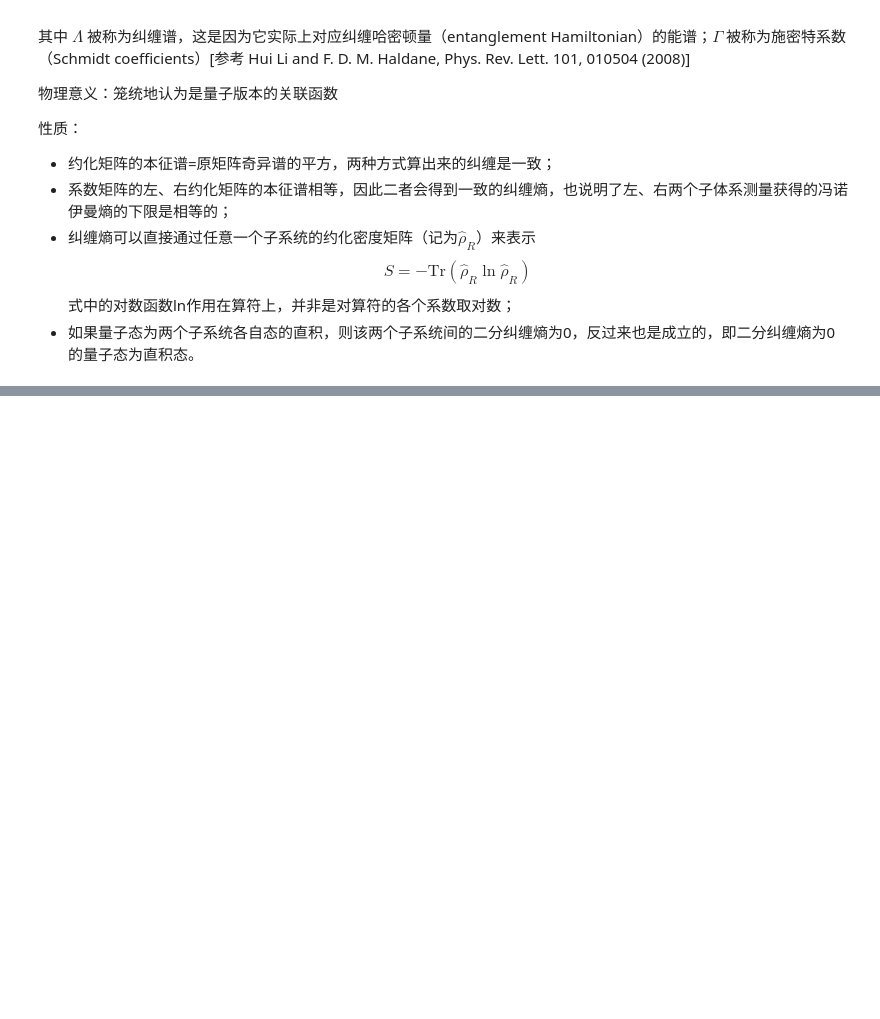
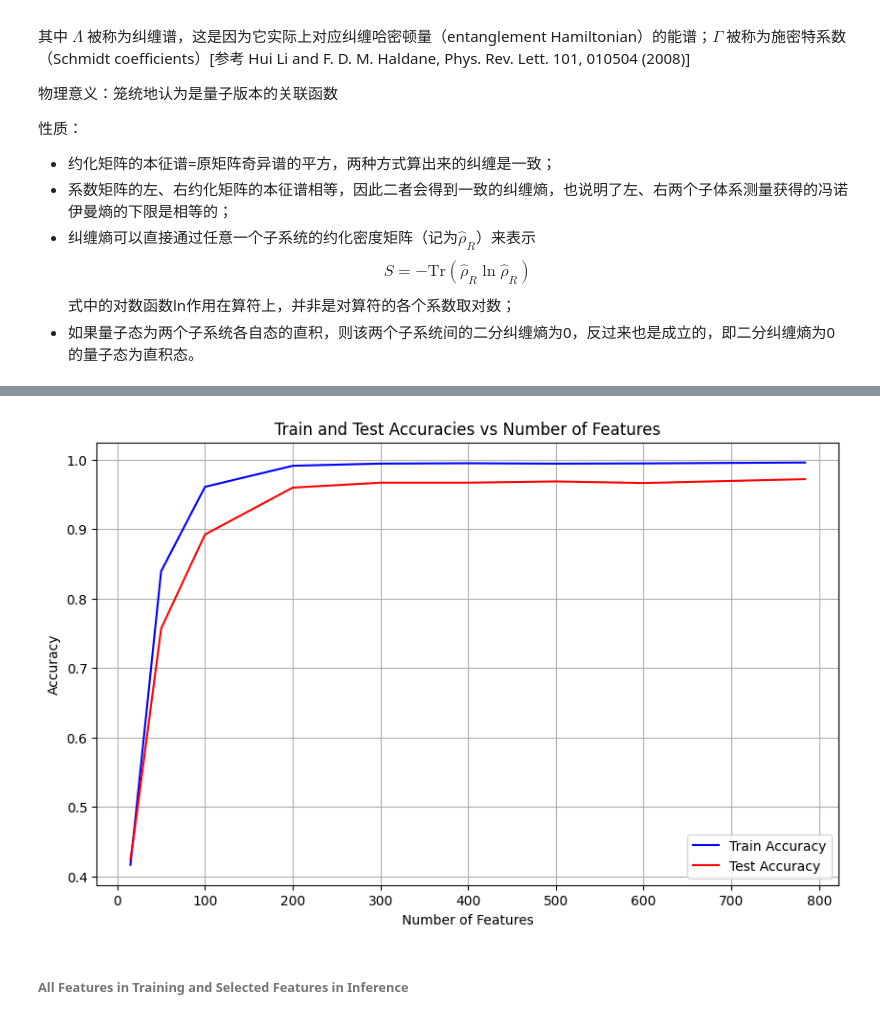
Before and after one commit to ifsheldon/tensor-network-notes, a Jupyter notebook: 4-9.ipynb, the cells around one changed output, grey strips where cells are left out. Drawn from its saved outputs; the diff is of its cells as text; code cells hidden in the pictures; blank space fills up the shorter version.

```diff
--- a/4-9.ipynb
+++ b/4-9.ipynb
@@ -150,0 +308,4 @@ plot_sampled_entropy(entropies_1, ref_entropy, max_entropy)
+# %%
+# Need to use summed OEE across all classes because when doing classification, we don't know which class the data belongs to
+oee = torch.stack(onsite_entanglement_entropies).to(train_device).sum(dim=0)  # (28*28)
+feature_indices_sorted_by_oee = torch.argsort(oee, descending=True)  # (28*28)
@@ -150,0 +382,39 @@ plot_sampled_entropy(entropies_1, ref_entropy, max_entropy)
+# %%
+gmpss_selected_train_acc = {}
+gmpss_selected_test_acc = {}
+
+for feature_num in tqdm(gmpss_selected_features):
+    gmps_selected = gmpss_selected_features[feature_num]
+    selected_feature_indices = torch.tensor(
+        gmps_selected[0].metadata["selected_feature_indices"], dtype=torch.long, device=test_device
+    )
+    train_data_selected = mnist_train_data[:, selected_feature_indices, :]
+    train_preds = gmps_classify(gmps_selected, train_data_selected, show_progress=False)
+    train_acc = (train_preds == mnist_train_labels).float().mean()
+
+    test_data_selected = mnist_test_data[:, selected_feature_indices, :]
+    test_preds = gmps_classify(gmps_selected, test_data_selected, show_progress=False)
+    test_acc = (test_preds == mnist_test_labels).float().mean()
+    gmpss_selected_train_acc[feature_num] = train_acc
+    gmpss_selected_test_acc[feature_num] = test_acc
+
+gmpss_selected_train_acc[784] = gmpsc_train_acc
+gmpss_selected_test_acc[784] = gmpsc_test_acc
+# %%
+selected_feature_nums = list(gmpss_selected_train_acc.keys())
+train_accuracies = list(gmpss_selected_train_acc.values())
+test_accuracies = list(gmpss_selected_test_acc.values())
+
+plt.figure(figsize=(10, 6))
+plt.plot(selected_feature_nums, train_accuracies, "b-", label="Train Accuracy")
+plt.plot(selected_feature_nums, test_accuracies, "r-", label="Test Accuracy")
+plt.xlabel("Number of Features")
+plt.ylabel("Accuracy")
+plt.title("Train and Test Accuracies vs Number of Features")
+plt.legend()
+plt.grid(True)
+plt.show()
+# %% [output]
+[figure, added]
+# %% [markdown]
+###### All Features in Training and Selected Features in Inference
```
Also changed, not shown: parts of 24 cells of this notebook, 3 other files.
